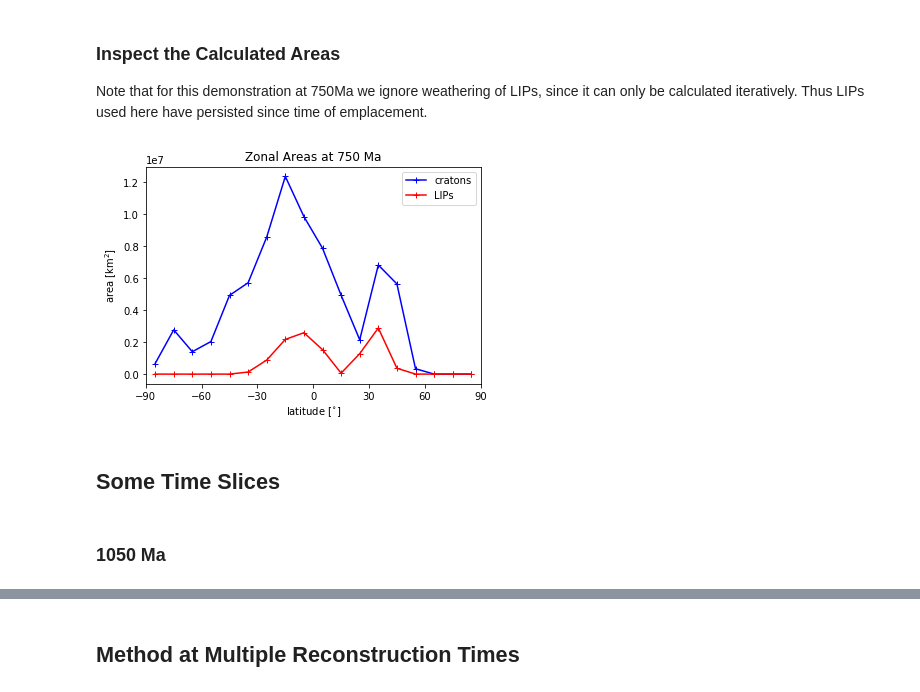
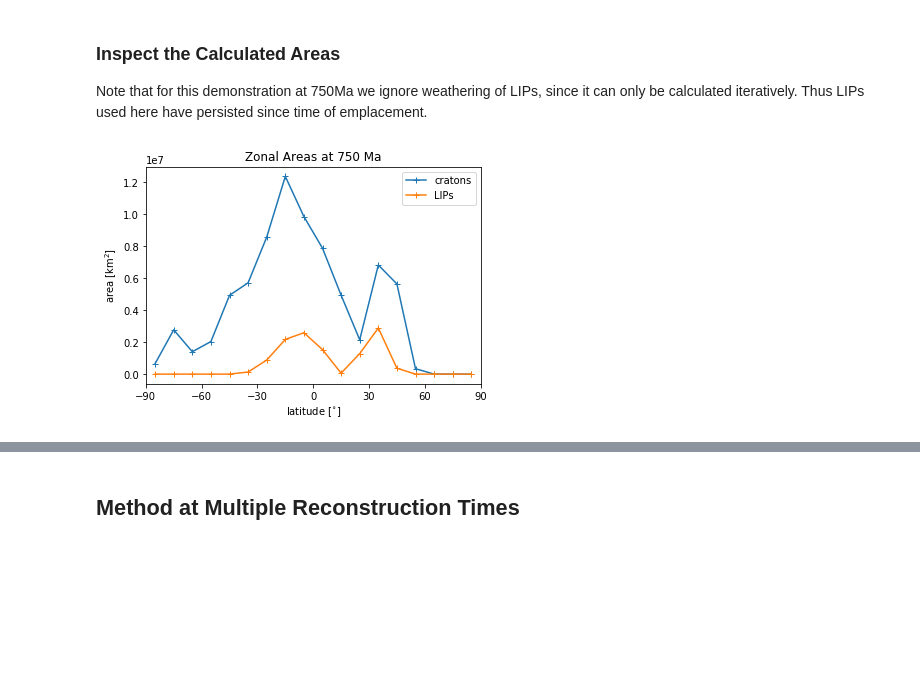
Before and after one commit to Swanson-Hysell-Group/2019_Tambien_Group, a Jupyter notebook: Code/Global_Weathering_Model/Paleogeography_Analysis.ipynb, the cells around one changed output, grey strips where cells are left out. Drawn from its saved outputs; the diff is of its cells as text; code cells hidden in the pictures; blank space fills up the shorter version.

```diff
--- a/Code/Global_Weathering_Model/Paleogeography_Analysis.ipynb
+++ b/Code/Global_Weathering_Model/Paleogeography_Analysis.ipynb
@@ -392,27 +179,23 @@ Note that for this demonstration at 750Ma we ignore weathering of LIPs, since it
 # %%
 cols = ['area_km2','minimum_latitude','maximum_latitude']
 
 df_cratons = pd.DataFrame({'minimum_latitude':lat_mins, 'maximum_latitude':lat_maxs, 'area_km2':areas_cratons})
 df_cratons = df_cratons[cols]
 
 df_LIPs = pd.DataFrame({'minimum_latitude':lat_mins, 'maximum_latitude':lat_maxs, 'area_km2':areas_LIPs})
 df_LIPs = df_LIPs[cols]
 
 fig, ax = plt.subplots()
 ax.plot((df_cratons['minimum_latitude']+(df_cratons['maximum_latitude']-df_cratons['minimum_latitude'])/2), \
-        df_cratons['area_km2'], 'b+-', label='cratons')
+        df_cratons['area_km2'], '+-', label='cratons', c='C0')
 ax.plot((df_LIPs['minimum_latitude']+(df_LIPs['maximum_latitude']-df_LIPs['minimum_latitude'])/2), \
-        df_LIPs['area_km2'], 'r+-', label='LIPs')
+        df_LIPs['area_km2'], '+-', label='LIPs', c='C1')
 ax.set_xlabel('latitude [$^{\circ}$]')
 ax.set_ylabel('area [km$^{2}$]')
 ax.set_xlim(-90,90)
 ax.set_xticks([-90,-60,-30,0,30,60,90])
 ax.set_title('Zonal Areas at 750 Ma')
 ax.legend()
 plt.show(fig)
 # %% [output]
-[figure, old version]
+[figure, new version]
-# %% [markdown]
-## Some Time Slices
-# %% [markdown]
-### 1050 Ma
```
Also changed, not shown: parts of 111 cells of this notebook, 36 other files.
